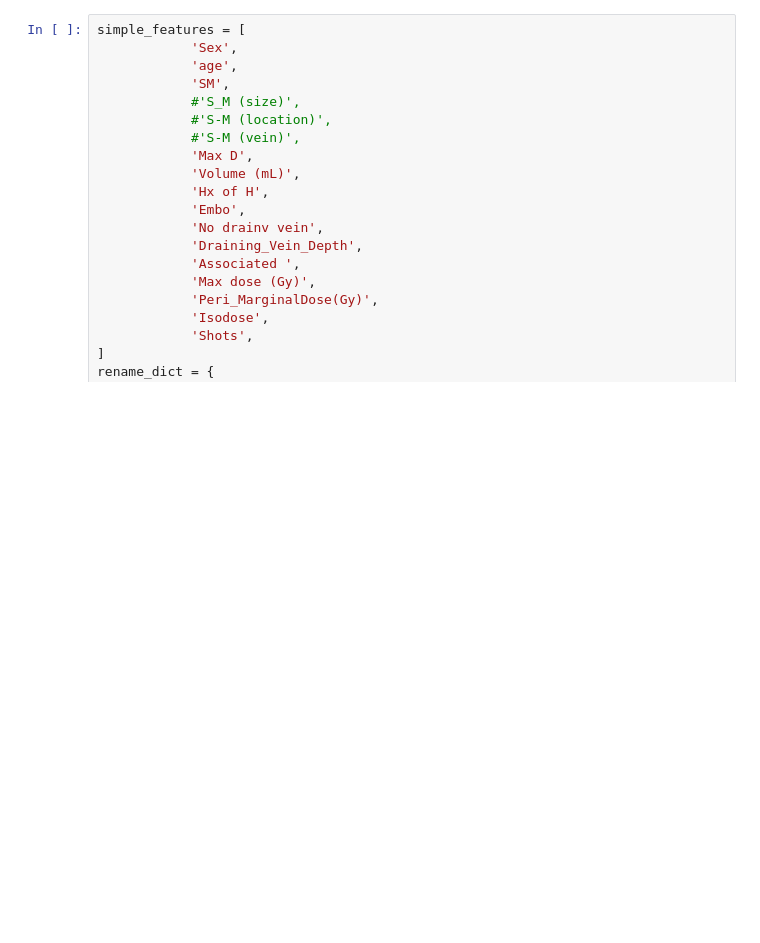
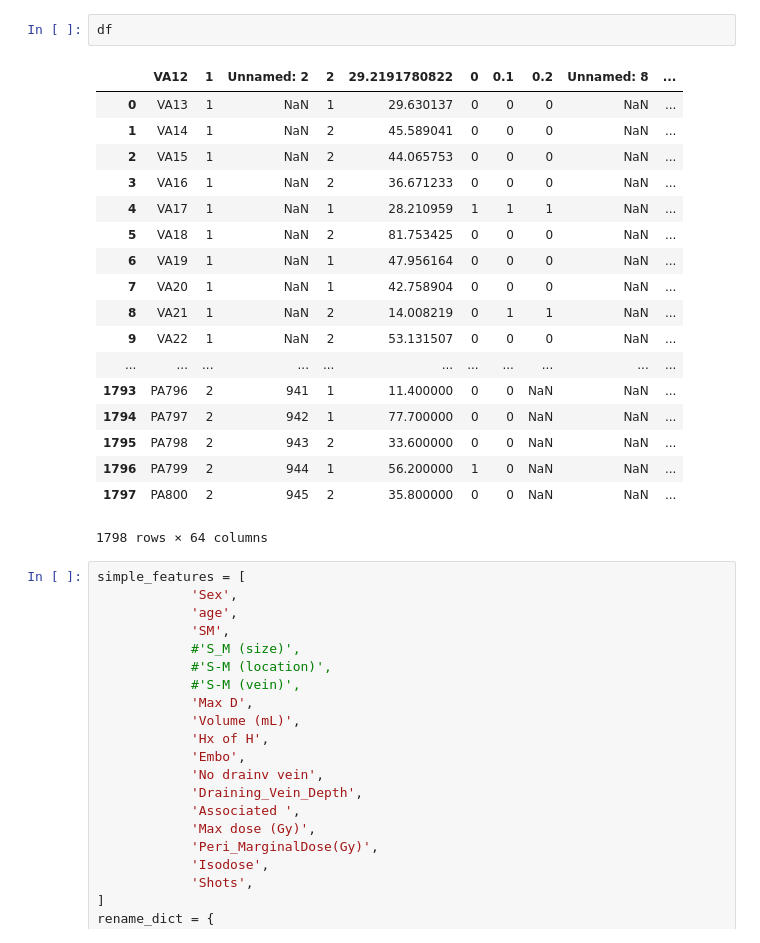
Before and after one commit to hammerlab/avm, a Jupyter notebook: data_munging.ipynb, the cells around one changed output. Saved outputs shown, nothing was run; the diff lists cells and outputs as text; blank space fills up the shorter version.

```diff
--- a/data_munging.ipynb
+++ b/data_munging.ipynb
@@ -23,3 +25,24 @@ df
+# %%
+df
+# %% [output]
+|  | VA12 | 1 | Unnamed: 2 | 2 | 29.2191780822 | 0 | 0.1 | 0.2 | Unnamed: 8 | ... |
+| 0 | VA13 | 1 | NaN | 1 | 29.630137 | 0 | 0 | 0 | NaN | ... |
+| 1 | VA14 | 1 | NaN | 2 | 45.589041 | 0 | 0 | 0 | NaN | ... |
+| 2 | VA15 | 1 | NaN | 2 | 44.065753 | 0 | 0 | 0 | NaN | ... |
+| 3 | VA16 | 1 | NaN | 2 | 36.671233 | 0 | 0 | 0 | NaN | ... |
+| 4 | VA17 | 1 | NaN | 1 | 28.210959 | 1 | 1 | 1 | NaN | ... |
+| 5 | VA18 | 1 | NaN | 2 | 81.753425 | 0 | 0 | 0 | NaN | ... |
+| 6 | VA19 | 1 | NaN | 1 | 47.956164 | 0 | 0 | 0 | NaN | ... |
+| 7 | VA20 | 1 | NaN | 1 | 42.758904 | 0 | 0 | 0 | NaN | ... |
+| 8 | VA21 | 1 | NaN | 2 | 14.008219 | 0 | 1 | 1 | NaN | ... |
+| 9 | VA22 | 1 | NaN | 2 | 53.131507 | 0 | 0 | 0 | NaN | ... |
+| ... | ... | ... | ... | ... | ... | ... | ... | ... | ... | ... |
+| 1793 | PA796 | 2 | 941 | 1 | 11.400000 | 0 | 0 | NaN | NaN | ... |
+| 1794 | PA797 | 2 | 942 | 1 | 77.700000 | 0 | 0 | NaN | NaN | ... |
+| 1795 | PA798 | 2 | 943 | 2 | 33.600000 | 0 | 0 | NaN | NaN | ... |
+| 1796 | PA799 | 2 | 944 | 1 | 56.200000 | 1 | 0 | NaN | NaN | ... |
+| 1797 | PA800 | 2 | 945 | 2 | 35.800000 | 0 | 0 | NaN | NaN | ... |
+1798 rows × 64 columns
 # %%
 simple_features = [
             'Sex',
```
Also changed, not shown: parts of 2 cells of this notebook, 5 other files.
